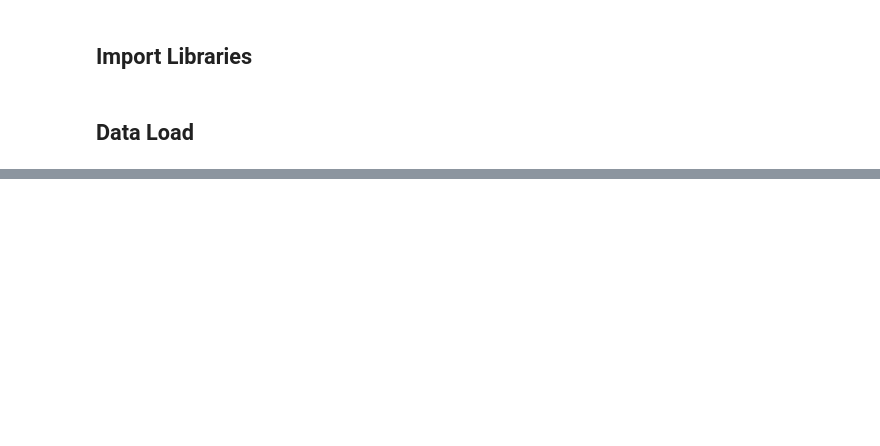
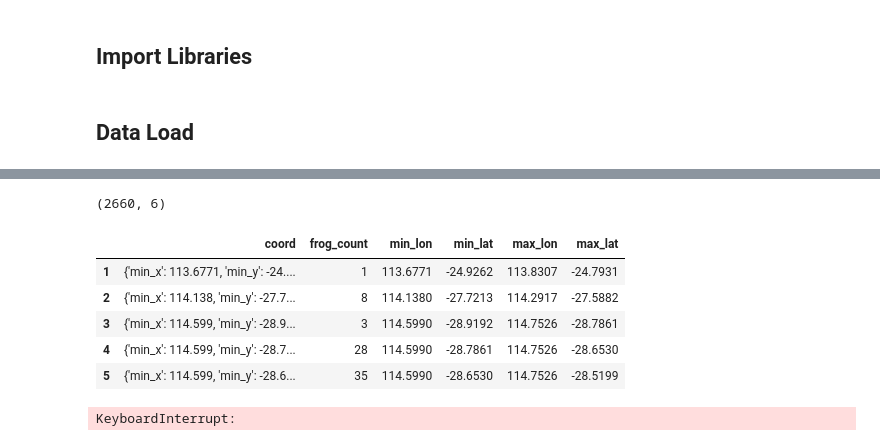
Before and after one commit to joe5campbell/frog_challenge, a Jupyter notebook: data_exploration.ipynb, the cells around one changed output, grey strips where cells are left out. Saved outputs shown, nothing was run; the diff lists cells and outputs as text; code cells hidden in the pictures; blank space fills up the shorter version.

```diff
--- a/data_exploration.ipynb
+++ b/data_exploration.ipynb
@@ -27,0 +113,3 @@ df_frog.head()
+# %%
+# Combining the whole of Australia including Tasmania region
+aus_whole = {"min_lati":min_lati_tas,"max_lati":max_lati,"min_longi":min_longi,"max_longi":max_longi}
@@ -27,0 +118,7 @@ df_frog.head()
+# %%
+#Using grid based approach, creating 225 sq.kms grid, the approx. difference between lat-lon for 225 sq.kms area : lat is 0.1331 and lon is 0.15365 respectively
+#66500 grids formulated for the entire region of Australia
+bbox_grid_whole = [({"min_x":np.round(x,4), "min_y":np.round(y,4), "max_x":np.round(x + 0.15365,4),
+                     "max_y":np.round(y + .1331,4)}) for x, y in itertools.product(np.arange(aus_whole["min_longi"], aus_whole["max_longi"],0.15365),
+                                                                                   np.arange(aus_whole["min_lati"], aus_whole["max_lati"],.1331))]
+print(len(bbox_grid_whole))
@@ -27,0 +127,14 @@ df_frog.head()
+# %%
+# Calculate the frog count (greater than 0) by iterating through each of the grid and subsetting frog presence data,
+#append to a dictionary with bounding box coordinates and shape of the subset data as - frog count
+filt_lat = {}
+i=1
+for _,bbox in tqdm(enumerate(bbox_grid_whole)):
+    longi_lati_df_rang = df_frog_aus[((df_frog_aus['decimalLongitude'] >= bbox["min_x"]) & (df_frog_aus['decimalLongitude'] <= bbox["max_x"])) &
+                           ((df_frog_aus['decimalLatitude'] >= bbox["min_y"]) & (df_frog_aus['decimalLatitude'] <=bbox["max_y"]))]
+    if longi_lati_df_rang.shape[0]>0:
+        filt_lat[i] ={}
+        filt_lat[i]["coord"] = bbox
+        filt_lat[i]["frog_count"] = longi_lati_df_rang.shape[0]
+        i=i+1
+aus_whole_filt_cord = filt_lat
@@ -27,0 +155,35 @@ df_frog.head()
+# %%
+# Converting the frog_id dictionary to dataframe having 2660 rows & 6 columns
+aus_whole_filt_cord_df = pd.DataFrame.from_dict(aus_whole_filt_cord,orient="index")
+
+aus_whole_filt_cord_df["min_lon"] = [i["min_x"] for i in aus_whole_filt_cord_df["coord"]]
+aus_whole_filt_cord_df["min_lat"] = [i["min_y"] for i in aus_whole_filt_cord_df["coord"]]
+
+aus_whole_filt_cord_df["max_lon"] = [i["max_x"] for i in aus_whole_filt_cord_df["coord"]]
+aus_whole_filt_cord_df["max_lat"] = [i["max_y"] for i in aus_whole_filt_cord_df["coord"]]
+
+
+print(aus_whole_filt_cord_df.shape)
+aus_whole_filt_cord_df.head()
+# %% [output]
+(2660, 6)
+|  | coord | frog_count | min_lon | min_lat | max_lon | max_lat |
+| 1 | {'min_x': 113.6771, 'min_y': -24.... | 1 | 113.6771 | -24.9262 | 113.8307 | -24.7931 |
+| 2 | {'min_x': 114.138, 'min_y': -27.7... | 8 | 114.1380 | -27.7213 | 114.2917 | -27.5882 |
+| 3 | {'min_x': 114.599, 'min_y': -28.9... | 3 | 114.5990 | -28.9192 | 114.7526 | -28.7861 |
+| 4 | {'min_x': 114.599, 'min_y': -28.7... | 28 | 114.5990 | -28.7861 | 114.7526 | -28.6530 |
+| 5 | {'min_x': 114.599, 'min_y': -28.6... | 35 | 114.5990 | -28.6530 | 114.7526 | -28.5199 |
+# %%
+# Selecting time frame based on frogid dataset
+ds_date = ds.sel(time = slice("2017-11-01","2019-11-01"))
+
+# filtering data for Austrlia region based on coordinates
+ds_aus = ds_date.where((ds.lat>=aus_whole["min_lati"]) & (ds.lat<=aus_whole["max_lati"]) &
+                       ((ds.lon>=aus_whole["min_longi"] ) & (ds.lon<=aus_whole["max_longi"])),drop = True)
+
+#  Converting the xarray format to pandas dataframe
+ds_aus = ds_aus.to_dataframe().reset_index()
+
+ds_aus["time"] = pd.to_datetime(ds_aus["time"])
+# %% [output]
+KeyboardInterrupt:
```
Also changed, not shown: parts of 13 cells of this notebook, 1 other file.
